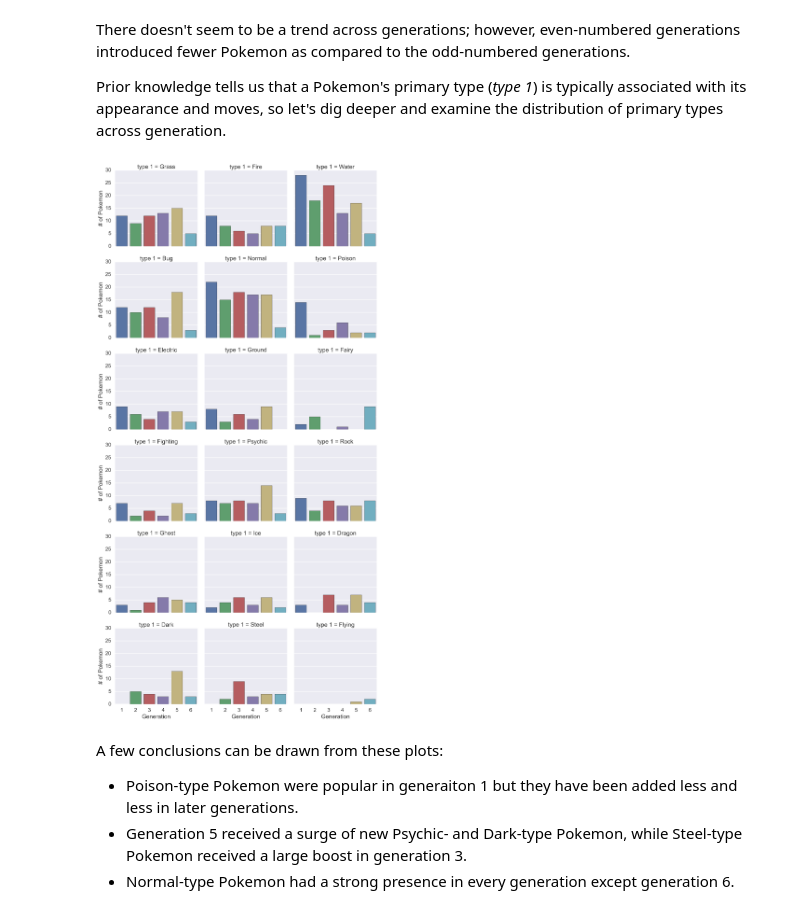
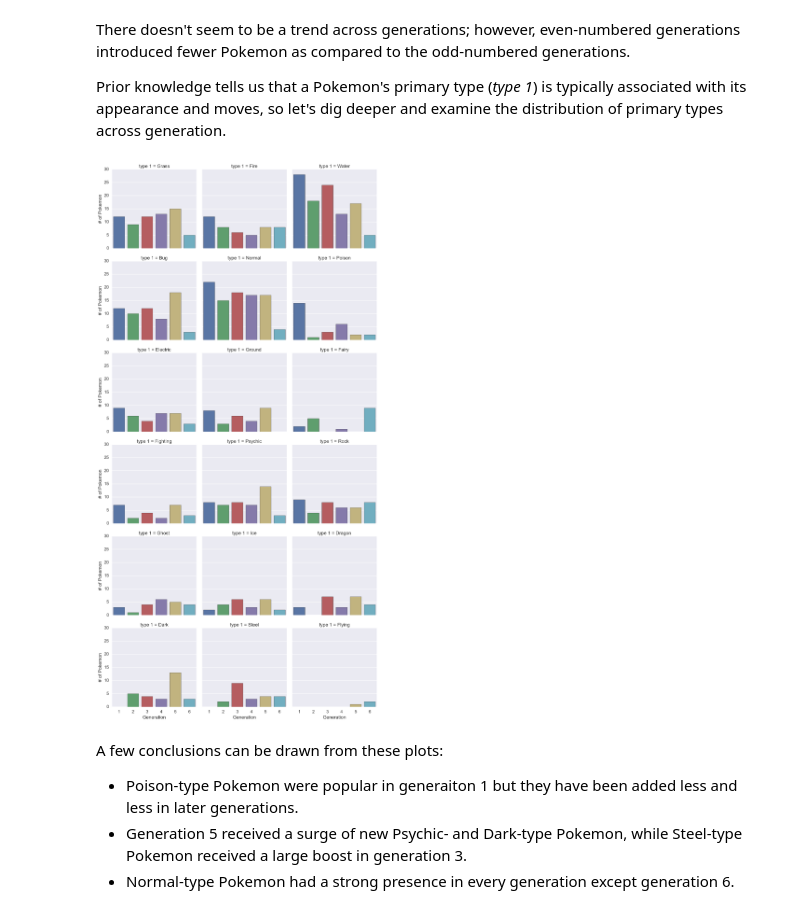
Before and after one commit to redwanhuq/pokemon_analysis, a Jupyter notebook: exploratory-analysis.ipynb, the cells around one changed output. Cells and saved outputs as stored; diff of their text form; code cells hidden in the pictures.

```diff
--- a/exploratory-analysis.ipynb
+++ b/exploratory-analysis.ipynb
@@ -177,18 +177,18 @@ There doesn't seem to be a trend across generations; however, even-numbered gene
 Prior knowledge tells us that a Pokemon's primary type (*type 1*) is typically associated with its appearance and moves, so let's dig deeper and examine the distribution of primary types across generation.
 # %%
 # Set the font scale for better readability
-sns.set_context('poster')
+sns.set_context('talk')
 
 # Display a categorical histogram, faceted by primary type, and label axes
 sns.factorplot(
     x='generation',
     data=pokedex,
     col='type 1',
     kind='count',
     col_wrap=3
 ).set_axis_labels('Generation', '# of Pokemon');
 # %% [output]
-[figure, old version]
+[figure, new version]
 # %% [markdown]
 A few conclusions can be drawn from these plots:
 - Poison-type Pokemon were popular in generaiton 1 but they have been added less and less in later generations.
```
